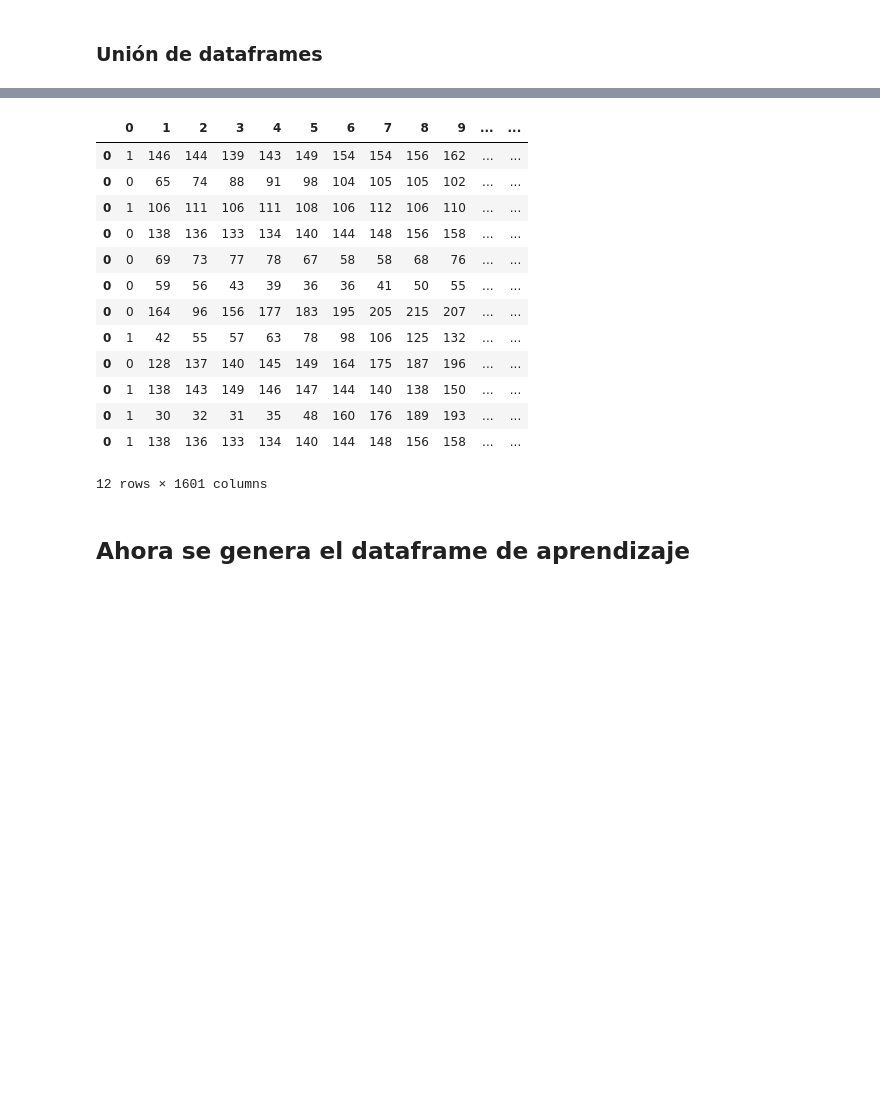
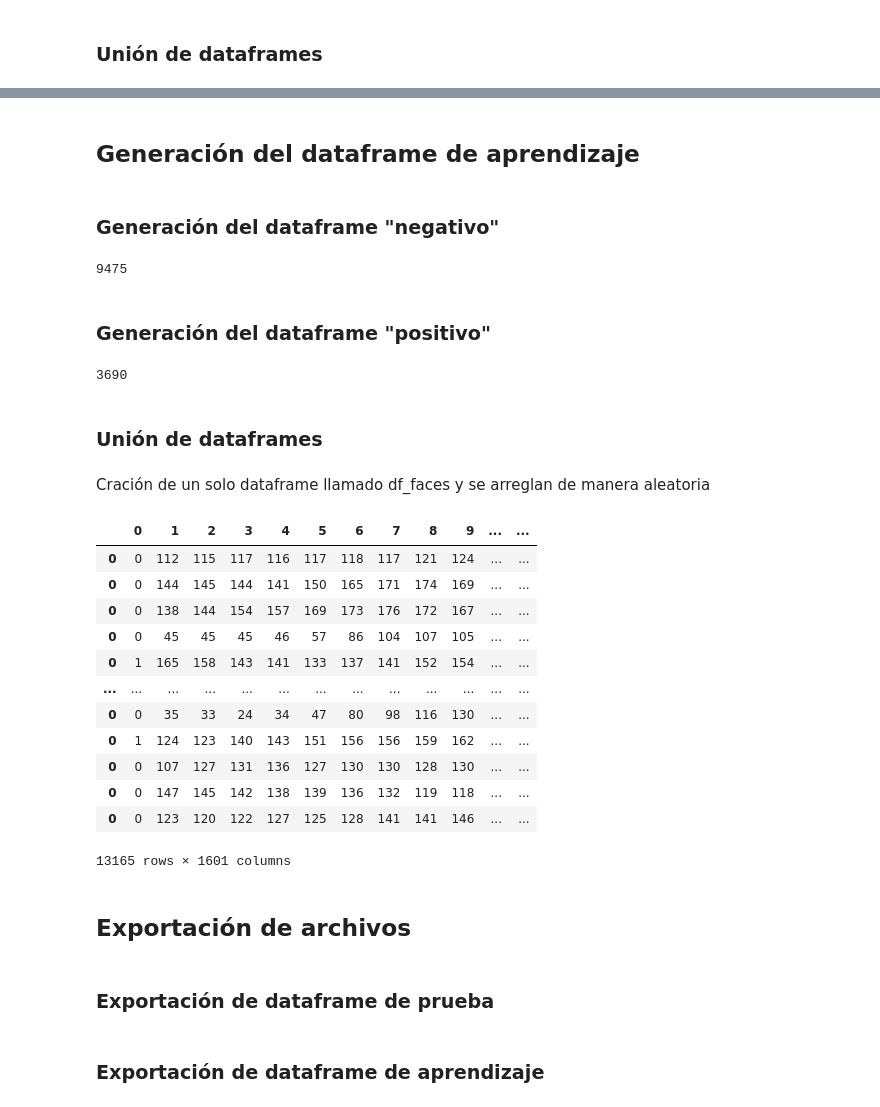
Before and after one commit to Efrenjm/Estados_de_animo, a Jupyter notebook: DL_12_Parte2_DataFrame-Imagenes.ipynb, the cells around one changed output, grey strips where cells are left out. Drawn from its saved outputs; the diff is of its cells as text; code cells hidden in the pictures; blank space fills up the shorter version.

```diff
--- a/DL_12_Parte2_DataFrame-Imagenes.ipynb
+++ b/DL_12_Parte2_DataFrame-Imagenes.ipynb
@@ -96,18 +93,62 @@ df_faces = shuffle(df_faces)
-# %%
-df_faces
-# %% [output]
-|  | 0 | 1 | 2 | 3 | 4 | 5 | 6 | 7 | 8 | 9 | ... | ... |
-| 0 | 1 | 146 | 144 | 139 | 143 | 149 | 154 | 154 | 156 | 162 | ... | ... |
-| 0 | 0 | 65 | 74 | 88 | 91 | 98 | 104 | 105 | 105 | 102 | ... | ... |
-| 0 | 1 | 106 | 111 | 106 | 111 | 108 | 106 | 112 | 106 | 110 | ... | ... |
-| 0 | 0 | 138 | 136 | 133 | 134 | 140 | 144 | 148 | 156 | 158 | ... | ... |
-| 0 | 0 | 69 | 73 | 77 | 78 | 67 | 58 | 58 | 68 | 76 | ... | ... |
-| 0 | 0 | 59 | 56 | 43 | 39 | 36 | 36 | 41 | 50 | 55 | ... | ... |
-| 0 | 0 | 164 | 96 | 156 | 177 | 183 | 195 | 205 | 215 | 207 | ... | ... |
-| 0 | 1 | 42 | 55 | 57 | 63 | 78 | 98 | 106 | 125 | 132 | ... | ... |
-| 0 | 0 | 128 | 137 | 140 | 145 | 149 | 164 | 175 | 187 | 196 | ... | ... |
-| 0 | 1 | 138 | 143 | 149 | 146 | 147 | 144 | 140 | 138 | 150 | ... | ... |
-| 0 | 1 | 30 | 32 | 31 | 35 | 48 | 160 | 176 | 189 | 193 | ... | ... |
-| 0 | 1 | 138 | 136 | 133 | 134 | 140 | 144 | 148 | 156 | 158 | ... | ... |
-12 rows × 1601 columns
+# %% [markdown]
+## Generación del dataframe de aprendizaje
+# %% [markdown]
+### Generación del dataframe "negativo"
+# %%
+count = 0
+df_negative = pd.DataFrame()
+for imagen in glob('datos/faces/negatives/*.jpg'):
+    img = cv.imread(imagen)
+    img_gray = cv.cvtColor(img, cv.COLOR_BGR2GRAY)
+    img_r = cv.resize(img_gray, (40,40), interpolation = cv.INTER_NEAREST)
+    fila = np.append(0, img_r.flatten())
+    fila = fila.reshape(1, 1601)
+    df_negative = pd.concat([df_negative,  pd.DataFrame(fila)  ])
+    count = count + 1
+print(count)
+# %% [output]
+9475
+# %% [markdown]
+### Generación del dataframe "positivo"
+# %%
+count = 0
+df_postive = pd.DataFrame()
+for imagen in glob('datos/faces/positives/*.jpg'):
+    img = cv.imread(imagen)
+    img_gray = cv.cvtColor(img, cv.COLOR_BGR2GRAY)
+    img_r = cv.resize(img_gray, (40,40), interpolation = cv.INTER_NEAREST)
+    fila = np.append(1, img_r.flatten())
+    fila = fila.reshape(1, 1601  )
+    df_postive = pd.concat([df_postive,  pd.DataFrame(fila)  ])
+    count = count + 1
+print(count)
+# %% [output]
+3690
+# %% [markdown]
+### Unión de dataframes
+# %% [markdown]
+Cración de un solo dataframe llamado df_faces y se arreglan de manera aleatoria
+# %%
+frames = [df_postive, df_negative]
+df_faces = pd.concat(frames)
+df_faces = shuffle(df_faces)
+df_faces
+# %% [output]
+|  | 0 | 1 | 2 | 3 | 4 | 5 | 6 | 7 | 8 | 9 | ... | ... |
+| 0 | 0 | 112 | 115 | 117 | 116 | 117 | 118 | 117 | 121 | 124 | ... | ... |
+| 0 | 0 | 144 | 145 | 144 | 141 | 150 | 165 | 171 | 174 | 169 | ... | ... |
+| 0 | 0 | 138 | 144 | 154 | 157 | 169 | 173 | 176 | 172 | 167 | ... | ... |
+| 0 | 0 | 45 | 45 | 45 | 46 | 57 | 86 | 104 | 107 | 105 | ... | ... |
+| 0 | 1 | 165 | 158 | 143 | 141 | 133 | 137 | 141 | 152 | 154 | ... | ... |
+| ... | ... | ... | ... | ... | ... | ... | ... | ... | ... | ... | ... | ... |
+| 0 | 0 | 35 | 33 | 24 | 34 | 47 | 80 | 98 | 116 | 130 | ... | ... |
+| 0 | 1 | 124 | 123 | 140 | 143 | 151 | 156 | 156 | 159 | 162 | ... | ... |
+| 0 | 0 | 107 | 127 | 131 | 136 | 127 | 130 | 130 | 128 | 130 | ... | ... |
+| 0 | 0 | 147 | 145 | 142 | 138 | 139 | 136 | 132 | 119 | 118 | ... | ... |
+| 0 | 0 | 123 | 120 | 122 | 127 | 125 | 128 | 141 | 141 | 146 | ... | ... |
+13165 rows × 1601 columns
+# %% [markdown]
+## Exportación de archivos
+# %% [markdown]
+### Exportación de dataframe de prueba
 # %%
@@ -115,2 +156,2 @@ df_faces.to_csv('datos/img_faces_test.csv', index=False)
 # %% [markdown]
-## Ahora se genera el dataframe de aprendizaje
+### Exportación de dataframe de aprendizaje
```
Also changed, not shown: parts of 9 cells of this notebook.
